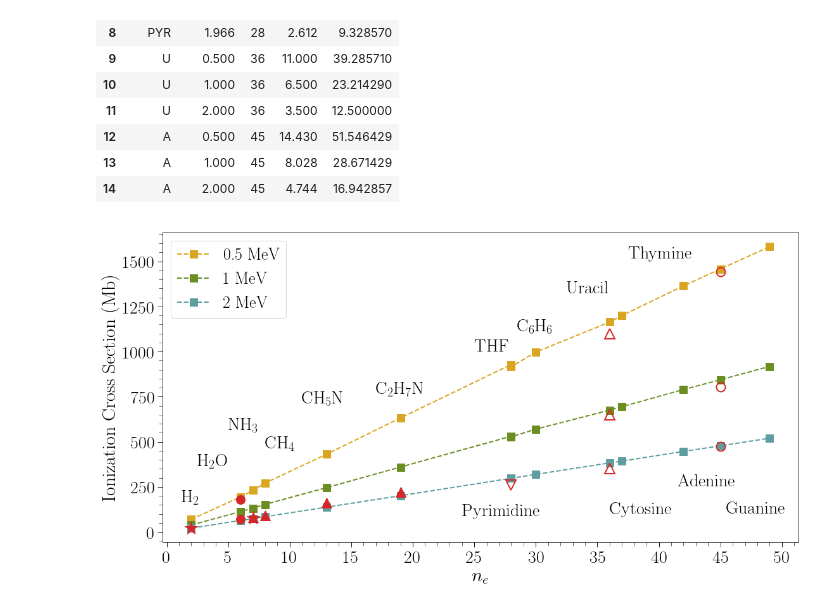
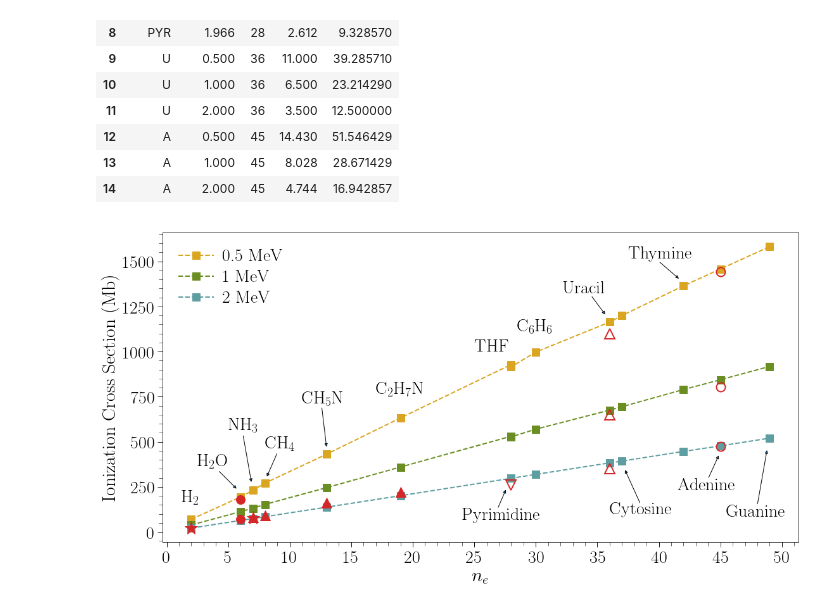
Before and after one commit to xiaogaogaoxiao/ionmol_stoi, a Jupyter notebook: figuras/graphs/molscaling.ipynb, the cells around one changed output. Drawn from its saved outputs; the diff is of its cells as text; code cells hidden in the pictures.

```diff
--- a/figuras/graphs/molscaling.ipynb
+++ b/figuras/graphs/molscaling.ipynb
@@ -774,36 +774,46 @@ plt.plot(expH_ne['Ne'][2:4],expH_ne['a.u.'][2:4]*convMb,marker='o',markersize=14
 plt.plot(expH_ne['Ne'][4:8],expH_ne['a.u.'][4:8]*convMb,marker='^',markersize=16,color='tab:red',linestyle='none',label='_nolegend_')
 plt.plot(expH_ne['Ne'][8],expH_ne['a.u.'][8]*convMb,marker='v',markersize=16,markeredgewidth=2,color='tab:red',markerfacecolor='none',linestyle='none',label='_nolegend_')
 plt.plot(expH_ne['Ne'][9:12],expH_ne['a.u.'][9:12]*convMb,marker='^',markersize=16,markeredgewidth=2,color='tab:red',markerfacecolor='none',linestyle='none',label='_nolegend_')
 plt.plot(expH_ne['Ne'][12:],expH_ne['a.u.'][12:]*convMb,marker='o',markersize=14,markeredgewidth=2,color='tab:red',markerfacecolor='none',linestyle='none',label='_nolegend_')
 
 plt.xlabel("$n_e$", fontsize=30,labelpad=5)
 plt.ylabel("Ionization Cross Section (Mb)", fontsize=30,labelpad=5)
 
 ax1.yaxis.set_major_locator(MultipleLocator(250));
 ax1.yaxis.set_minor_locator(MultipleLocator(50));
 ax1.xaxis.set_major_locator(MultipleLocator(5));
 ax1.xaxis.set_minor_locator(MultipleLocator(1));
 ax1.tick_params(which='major', labelsize=28,length=8);
 ax1.tick_params(which='minor', length=6)
-ax1.legend(loc='upper left',fontsize=26,ncol=1)
+ax1.legend(loc='upper left',fontsize=28,ncol=1,handletextpad=0.5,labelspacing=0.2,frameon=False)
 
 plt.text(1.2, 150, r'H$_2$',fontsize=28)
 plt.text(2.5, 350, r'H$_2$O',fontsize=28)
+ax1.annotate("", xy=(5.75, 235), xytext=(4.2, 340),arrowprops=dict(arrowstyle="-|>"))
 plt.text(5, 550, r'NH$_3$',fontsize=28)
+ax1.annotate("", xy=(6.9, 270), xytext=(6.2, 540),arrowprops=dict(arrowstyle="-|>"))
 plt.text(8, 450, r'CH$_4$',fontsize=28)
+ax1.annotate("", xy=(8.1, 300), xytext=(9, 440),arrowprops=dict(arrowstyle="-|>"))
 plt.text(11, 700, r'CH$_5$N',fontsize=28)
+ax1.annotate("", xy=(13, 465), xytext=(12.6, 695),arrowprops=dict(arrowstyle="-|>"))
 plt.text(17, 750, r'C$_2$H$_7$N',fontsize=28)
 plt.text(25, 1000, 'THF',fontsize=28)
 plt.text(28.5, 1100, r'C$_6$H$_6$',fontsize=28)
-plt.text(32.5, 1320, 'Uracil',fontsize=28)
+plt.text(32.2, 1320, 'Uracil',fontsize=28)
+ax1.annotate("", xy=(35.7, 1200), xytext=(34.5, 1310),arrowprops=dict(arrowstyle="-|>"))
 plt.text(37.5, 1520, 'Thymine',fontsize=28)
+ax1.annotate("", xy=(41.7, 1400), xytext=(40, 1500),arrowprops=dict(arrowstyle="-|>"))
 
-plt.text(24, 90, 'Pyrimidine',fontsize=28)
+plt.text(24, 70, 'Pyrimidine',fontsize=28)
+ax1.annotate("", xy=(27.6, 240), xytext=(26.9, 130),arrowprops=dict(arrowstyle="-|>"))
 plt.text(36, 100, 'Cytosine',fontsize=28)
-plt.text(41.5, 250, 'Adenine',fontsize=28)
-plt.text(45.5, 100, 'Guanine',fontsize=28)
+ax1.annotate("", xy=(37.2, 350), xytext=(38.5, 155),arrowprops=dict(arrowstyle="-|>"))
+plt.text(41.5, 230, 'Adenine',fontsize=28)
+ax1.annotate("", xy=(44.9, 430), xytext=(44, 295),arrowprops=dict(arrowstyle="-|>"))
+plt.text(45.5, 80, 'Guanine',fontsize=28)
+ax1.annotate("", xy=(48.8, 460), xytext=(48, 150),arrowprops=dict(arrowstyle="-|>"))
 
 plt.savefig("../scale_ne.eps",bbox_inches='tight')
 plt.show()
 # %% [output]
-[figure, old version]
+[figure, new version]
```
Also changed, not shown: 9 other files.
